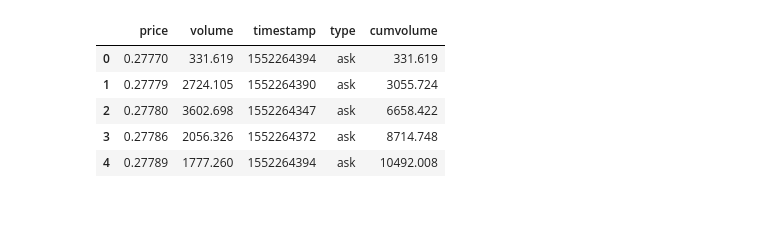
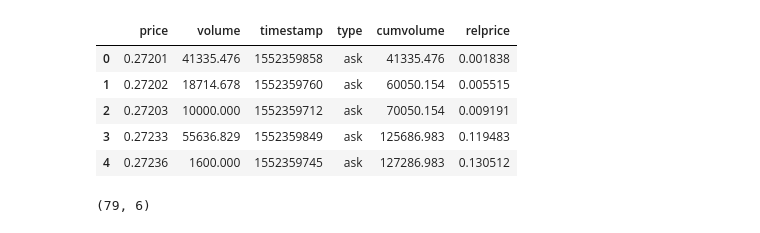
Before and after one commit to maxlamberti/orderbook-crypto-scraper, a Jupyter notebook: research/depth_compression.ipynb, the cells around one changed output. Drawn from its saved outputs; the diff is of its cells as text; code cells hidden in the pictures.

```diff
--- a/research/depth_compression.ipynb
+++ b/research/depth_compression.ipynb
@@ -15,16 +17,11 @@ def get_order_book(pair, count):
         Asset pair to get market depth for.
     count : int
         Maximum number of asks/bids
-    df : bool
-        Weather to return order book as dataframe (optional).
 
     Returns
     -------
-    dict
-        asks : list
-            Ask side array of (<price>, <volume>, <timestamp>).
-        bids : list
-            Bid side array of (<price>, <volume>, <timestamp>).
+    dataframe
+        Order book as dataframe with columns price, volume, timestamp, type, cumvolume, relprice.
     """
 
     try:
@@ -36,12 +33,20 @@ def get_order_book(pair, count):
     if not obook:
         print("WARNING: Empty response.")
     else:
+        # add cumvolume
         asks = [limorder + ['ask'] for limorder in obook['asks']]
         bids = [limorder + ['bid'] for limorder in obook['bids']]
         tabular = asks + bids
         obook = pd.DataFrame(tabular, columns=['price', 'volume', 'timestamp', 'type'])
         obook = obook.apply(pd.to_numeric, errors='ignore')
         obook['cumvolume'] = obook[['type', 'volume']].groupby('type').cumsum()  # assumes rows are sorted
+
+        # add relprice
+        minask = obook.loc[obook['type'] == 'ask', 'price'].min()
+        maxbid = obook.loc[obook['type'] == 'bid', 'price'].max()
+        spread = minask - maxbid
+        midprice = (minask + maxbid) / 2
+        obook['relprice'] = 100 * (obook['price'] - midprice) / midprice
 
     return obook
 
@@ -52,23 +57,26 @@ def plot_order_book(ob):
     Paramaters
     ----------
     ob : dataframe
-        Order book data frame with columns type, price, volume, cumvolume.
+        Order book data frame with columns type, price, volume, cumvolume, relprice.
     """
 
     # extract data series from df
     ask_prices = ob.loc[ob['type'] == 'ask', 'price']
+    ask_relprices = ob.loc[ob['type'] == 'ask', 'relprice']
     ask_volumes = ob.loc[ob['type'] == 'ask', 'volume']
     ask_cumvolumes = ob.loc[ob['type'] == 'ask', 'cumvolume']
     bid_prices = ob.loc[ob['type'] == 'bid', 'price']
+    bid_relprices = ob.loc[ob['type'] == 'bid', 'relprice']
     bid_volumes = ob.loc[ob['type'] == 'bid', 'volume']
     bid_cumvolumes = ob.loc[ob['type'] == 'bid', 'cumvolume']
 
     # plot cum vol plot
-    fig, ax = plt.subplots(2, 1, sharex='col', figsize=(16, 10))
-    ax[0].fill_between(bid_prices, bid_cumvolumes, facecolor='maroon', edgecolor='k', alpha=0.7, zorder=10, label='bids')
-    ax[0].fill_between(ask_prices, ask_cumvolumes, facecolor='dimgrey', edgecolor='k', alpha=0.7, zorder=10, label='asks')
-    ax[0].set_xlim([min(bid_prices.min(), ask_prices.min()), max(bid_prices.max(), ask_prices.max())])
+    fig, ax = plt.subplots(2, 1, figsize=(16, 10))  # sharex='col'
+    ax[0].fill_between(bid_relprices, bid_cumvolumes, facecolor='maroon', edgecolor='k', alpha=0.7, zorder=10, label='bids')
+    ax[0].fill_between(ask_relprices, ask_cumvolumes, facecolor='dimgrey', edgecolor='k', alpha=0.7, zorder=10, label='asks')
+    ax[0].set_xlim([min(bid_relprices.min(), ask_relprices.min()), max(bid_relprices.max(), ask_relprices.max())])
     ax[0].set_ylim([0, 1.05* max(bid_cumvolumes.max(), ask_cumvolumes.max())])
+    ax[0].set_xlabel('Distance to midprice (%)')
     ax[0].set_ylabel('Cumulative Volume')
     ax[0].legend(loc='upper center', facecolor='white', framealpha=1, frameon=False)
 
@@ -81,12 +89,13 @@ def plot_order_book(ob):
 
     plt.show()
 # %%
-ob = get_order_book('XXRPZEUR', 100)
+N = 100
+ob = get_order_book('XXRPZEUR', N)
 ob.head()
 # %% [output]
-|  | price | volume | timestamp | type | cumvolume |
-| 0 | 0.27770 | 331.619 | 1552264394 | ask | 331.619 |
-| 1 | 0.27779 | 2724.105 | 1552264390 | ask | 3055.724 |
-| 2 | 0.27780 | 3602.698 | 1552264347 | ask | 6658.422 |
-| 3 | 0.27786 | 2056.326 | 1552264372 | ask | 8714.748 |
-| 4 | 0.27789 | 1777.260 | 1552264394 | ask | 10492.008 |
+|  | price | volume | timestamp | type | cumvolume | relprice |
+| 0 | 0.27201 | 41335.476 | 1552359858 | ask | 41335.476 | 0.001838 |
+| 1 | 0.27202 | 18714.678 | 1552359760 | ask | 60050.154 | 0.005515 |
+| 2 | 0.27203 | 10000.000 | 1552359712 | ask | 70050.154 | 0.009191 |
+| 3 | 0.27233 | 55636.829 | 1552359849 | ask | 125686.983 | 0.119483 |
+| 4 | 0.27236 | 1600.000 | 1552359745 | ask | 127286.983 | 0.130512 |
@@ -92,0 +108,4 @@ ob.head()
+# %%
+ob_sub.shape
+# %% [output]
+(79, 6)
```
Also changed, not shown: parts of 10 cells of this notebook.
